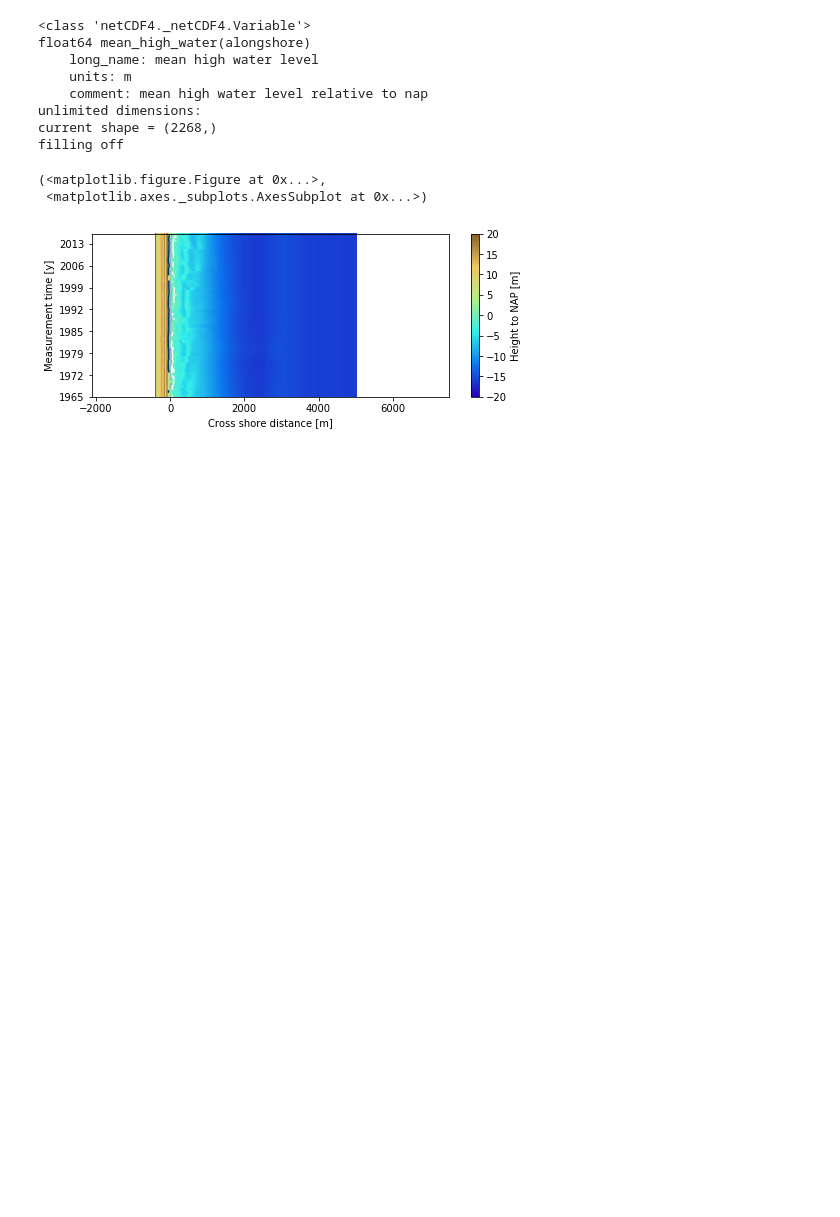
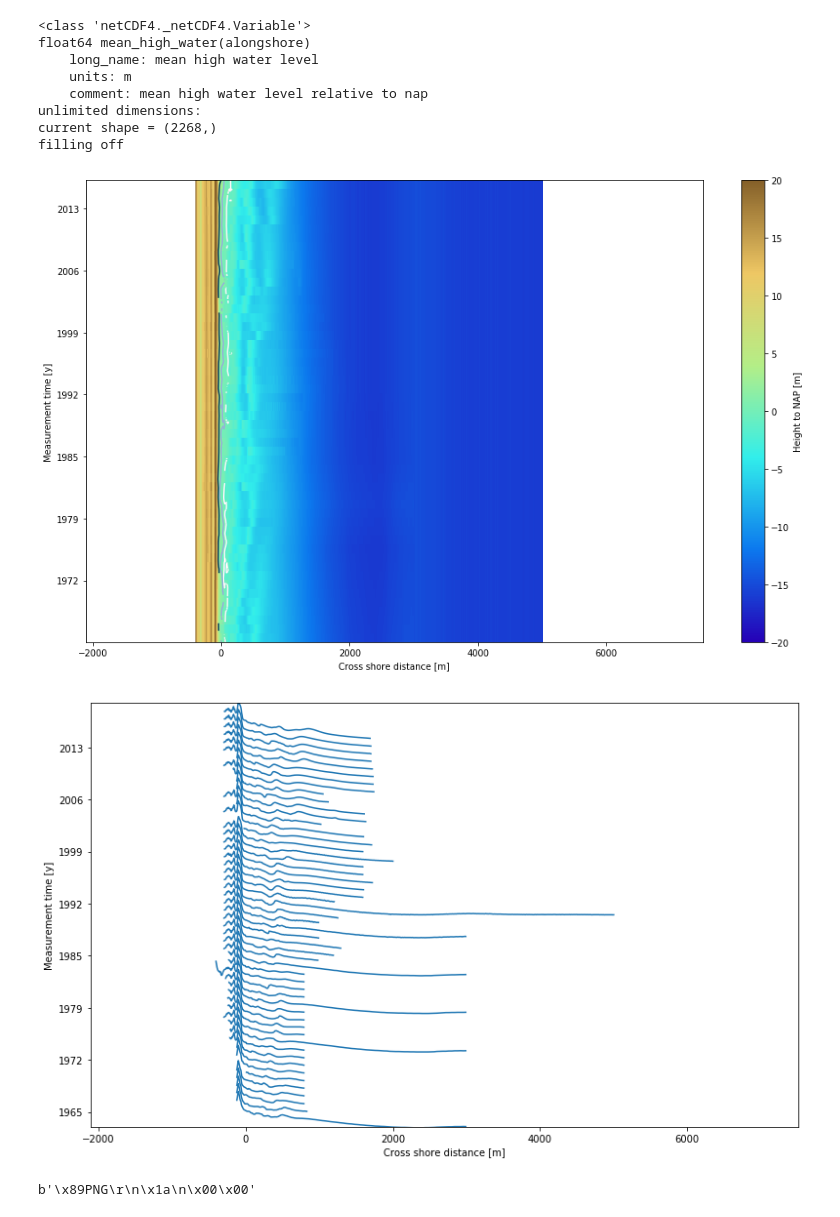
Before and after one commit to Deltares-research/coastviewer, a Jupyter notebook: notebooks/plots.ipynb, the cells around one changed output. Cells and saved outputs as stored; diff of their text form; code cells hidden in the pictures; blank space fills up the shorter version.

Commit message:
eeg plot

```diff
--- a/notebooks/plots.ipynb
+++ b/notebooks/plots.ipynb
@@ -63,7 +65,7 @@ def fill(z):
             z_filled[:, i] = scipy.interp(xp, xp[~arr.mask], arr[~arr.mask])
         return z_filled
 
-    filled_z = np.ma.apply_along_axis(fill_space, 1, data['z'])
+    filled_z = np.ma.apply_along_axis(fill_space, 1, z)
     filled_z = fill_time(filled_z)
     return filled_z
 # %%
@@ -91,7 +93,7 @@ def get_transect_data(id_=7003900):
     return data
 # %%
 def time_map(data):
-    fig, ax = plt.subplots(figsize=(8, 3))
+    fig, ax = plt.subplots(figsize=(13, 8))
     pc = ax.pcolorfast(data['cross_shore'], data['time_num'], data['filled_z'], vmin=-20, vmax=20, cmap=coastviewer.extra_cm.GMT_drywet_r)
     cont = ax.contour(
         data['cross_shore'],
@@ -112,4 +114,8 @@ def time_map(data):
     date_locator = matplotlib.dates.AutoDateLocator()
     date_formatter = matplotlib.dates.AutoDateFormatter(date_locator)
     ax.yaxis.set_major_formatter(date_formatter)
+
+    # cleanup a bit
+    ax.set_xlim(data['cross_shore'].min(), data['cross_shore'].max())
+    fig.tight_layout()
     return fig, ax
@@ -116,7 +165,15 @@ def time_map(data):
 # %%
 data = get_transect_data()
-time_map(data)
+fig, ax = time_map(data)
+fig, ax = eeg(data)
 # %% [output]
-(<matplotlib.figure.Figure at 0x...>,
- <matplotlib.axes._subplots.AxesSubplot at 0x...>)
-[figure, old version]
+[figure, new version]
+[figure, added]
+# %%
+fig, ax
+
+stream = io.BytesIO()
+fig.savefig(stream)
+stream.getvalue()[:10]
+# %% [output]
+b'\x89PNG\r\n\x1a\n\x00\x00'
```
Also changed, not shown: parts of 2 cells of this notebook.
